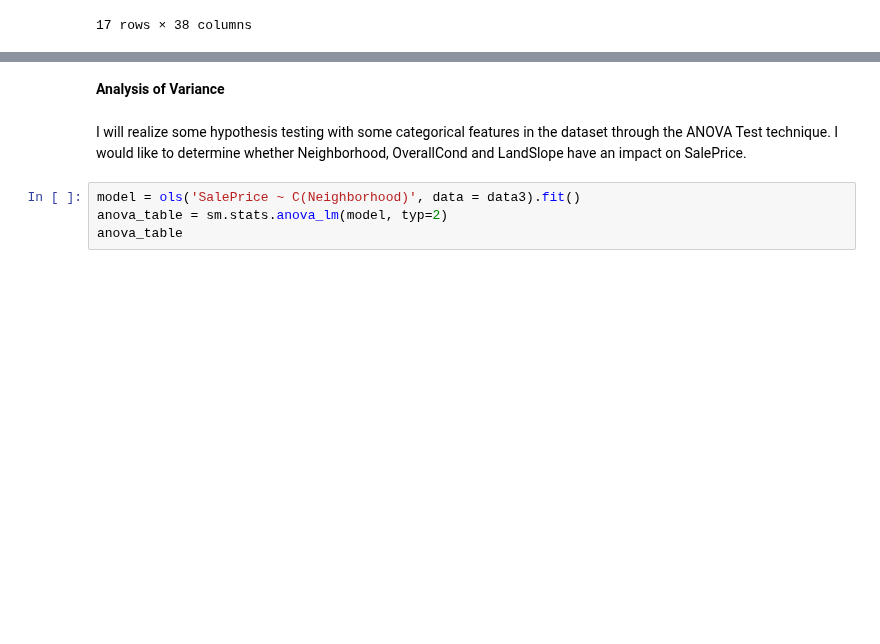
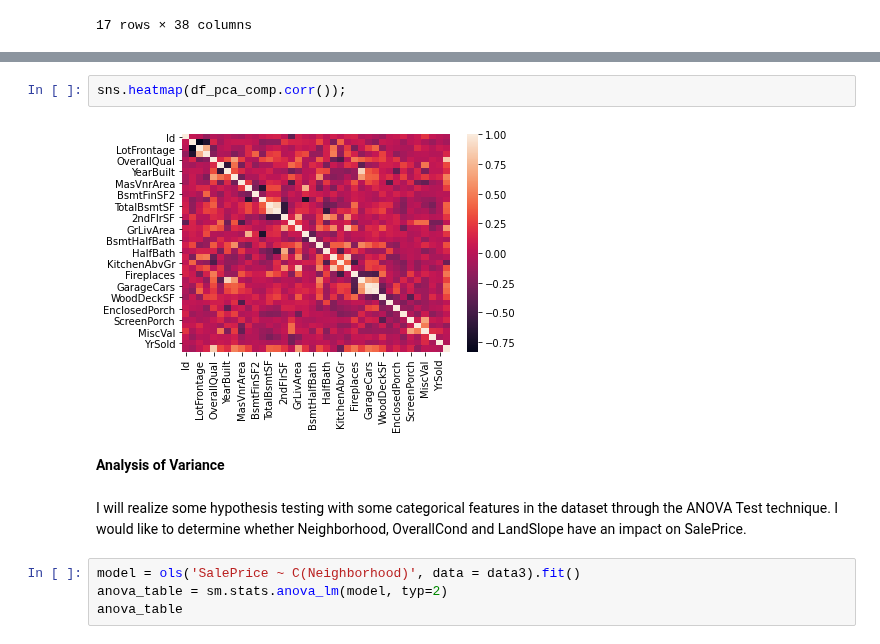
Before and after one commit to ta-data-mexpt/statistical-analysis-project, a Jupyter notebook: Statistical Analysis.ipynb, the cells around one changed output, grey strips where cells are left out. Cells and saved outputs as stored; diff of their text form; blank space fills up the shorter version.

```diff
--- a/Statistical Analysis.ipynb
+++ b/Statistical Analysis.ipynb
@@ -385,3 +389,7 @@ df_pca_comp
+# %%
+sns.heatmap(df_pca_comp.corr());
+# %% [output]
+[figure, added]
 # %% [markdown]
 **Analysis of Variance**
 # %% [markdown]
```
Also changed, not shown: parts of 1 cell of this notebook.
